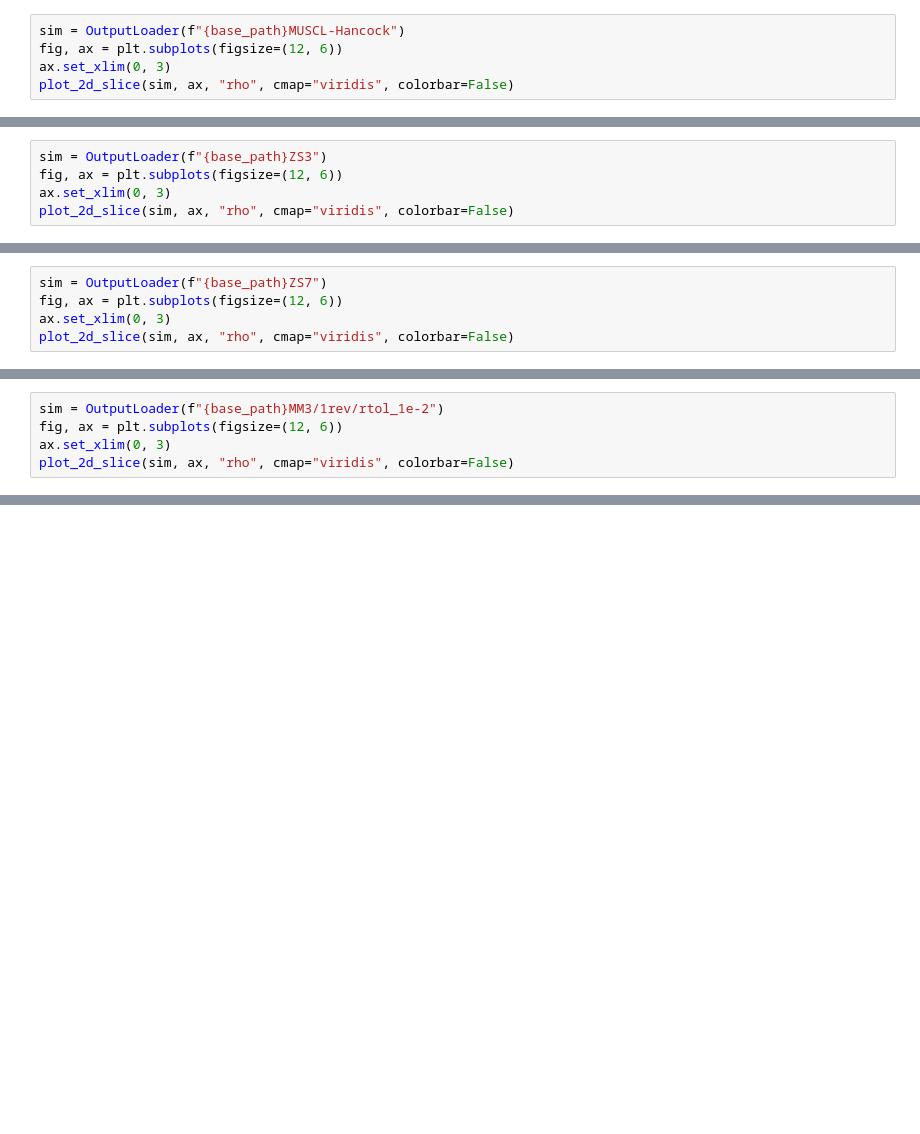
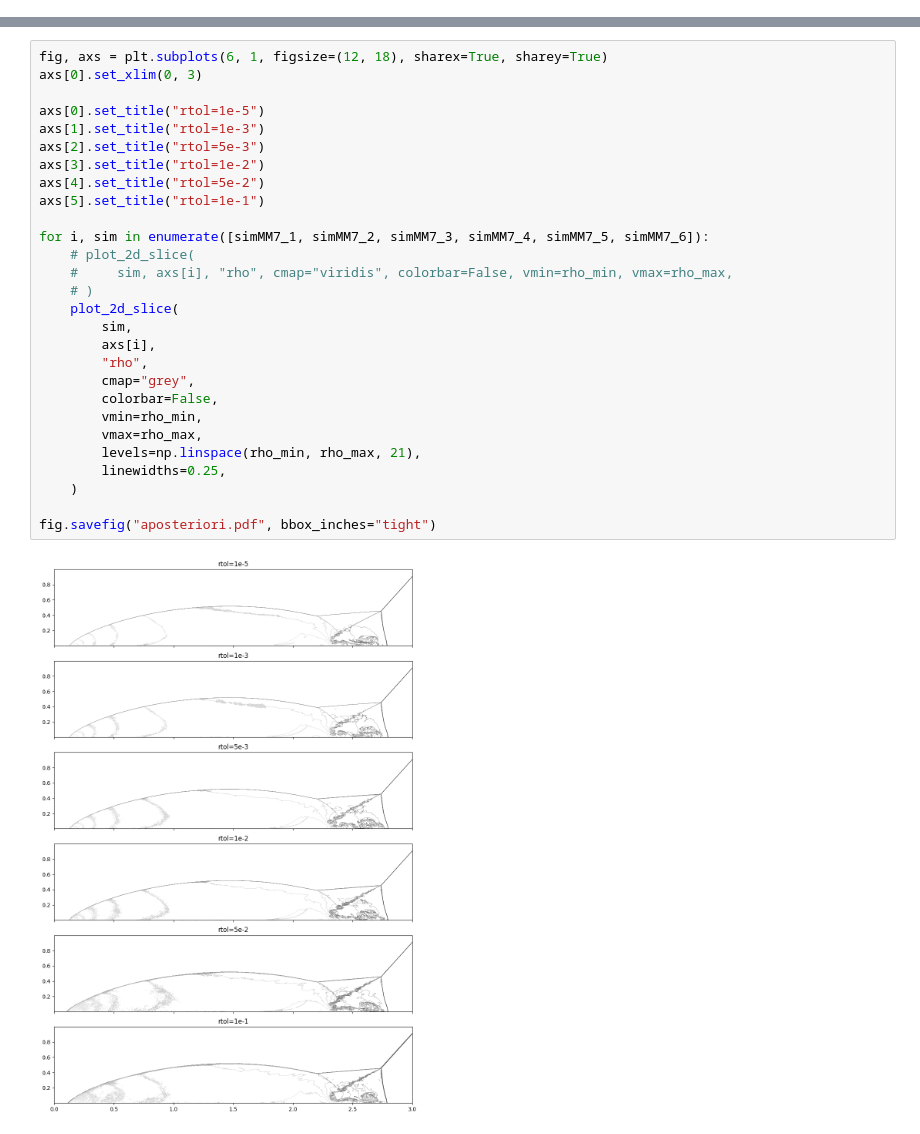
Before and after one commit to jpalafou/superfv, a Jupyter notebook: benchmarks/double-mach-reflection/Notebook.ipynb, the cells around one changed output, grey strips where cells are left out. Cells and saved outputs as stored; diff of their text form; blank space fills up the shorter version.

```diff
--- a/benchmarks/double-mach-reflection/Notebook.ipynb
+++ b/benchmarks/double-mach-reflection/Notebook.ipynb
@@ -4,8 +5,3 @@ import matplotlib.pyplot as plt
 from superfv import OutputLoader, plot_2d_slice
 
 base_path = "/scratch/gpfs/jp7427/out/double-mach-reflection/"
-# %%
-sim = OutputLoader(f"{base_path}MUSCL-Hancock")
-fig, ax = plt.subplots(figsize=(12, 6))
-ax.set_xlim(0, 3)
-plot_2d_slice(sim, ax, "rho", cmap="viridis", colorbar=False)
@@ -16,5 +7,0 @@ Successfully read simulation output from "/scratch/gpfs/jp7427/out/double-mach-r
-# %%
-sim = OutputLoader(f"{base_path}ZS3")
-fig, ax = plt.subplots(figsize=(12, 6))
-ax.set_xlim(0, 3)
-plot_2d_slice(sim, ax, "rho", cmap="viridis", colorbar=False)
@@ -25,5 +7,0 @@ Successfully read simulation output from "/scratch/gpfs/jp7427/out/double-mach-r
-# %%
-sim = OutputLoader(f"{base_path}ZS7")
-fig, ax = plt.subplots(figsize=(12, 6))
-ax.set_xlim(0, 3)
-plot_2d_slice(sim, ax, "rho", cmap="viridis", colorbar=False)
@@ -34,5 +7,0 @@ Successfully read simulation output from "/scratch/gpfs/jp7427/out/double-mach-r
-# %%
-sim = OutputLoader(f"{base_path}MM3/1rev/rtol_1e-2")
-fig, ax = plt.subplots(figsize=(12, 6))
-ax.set_xlim(0, 3)
-plot_2d_slice(sim, ax, "rho", cmap="viridis", colorbar=False)
@@ -90,0 +62,30 @@ Successfully read simulation output from "/scratch/gpfs/jp7427/out/double-mach-r
+# %%
+fig, axs = plt.subplots(6, 1, figsize=(12, 18), sharex=True, sharey=True)
+axs[0].set_xlim(0, 3)
+
+axs[0].set_title("rtol=1e-5")
+axs[1].set_title("rtol=1e-3")
+axs[2].set_title("rtol=5e-3")
+axs[3].set_title("rtol=1e-2")
+axs[4].set_title("rtol=5e-2")
+axs[5].set_title("rtol=1e-1")
+
+for i, sim in enumerate([simMM7_1, simMM7_2, simMM7_3, simMM7_4, simMM7_5, simMM7_6]):
+    # plot_2d_slice(
+    #     sim, axs[i], "rho", cmap="viridis", colorbar=False, vmin=rho_min, vmax=rho_max,
+    # )
+    plot_2d_slice(
+        sim,
+        axs[i],
+        "rho",
+        cmap="grey",
+        colorbar=False,
+        vmin=rho_min,
+        vmax=rho_max,
+        levels=np.linspace(rho_min, rho_max, 21),
+        linewidths=0.25,
+    )
+
+fig.savefig("aposteriori.pdf", bbox_inches="tight")
+# %% [output]
+[figure, added]
```
Also changed, not shown: parts of 14 cells of this notebook, 12 other files.
